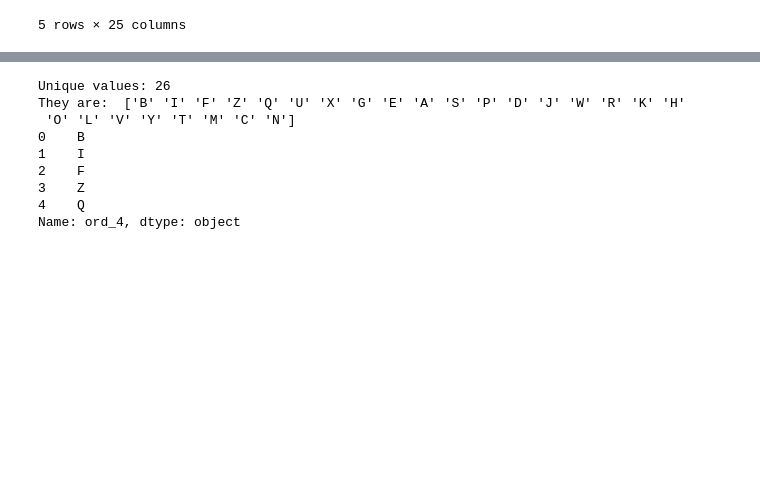
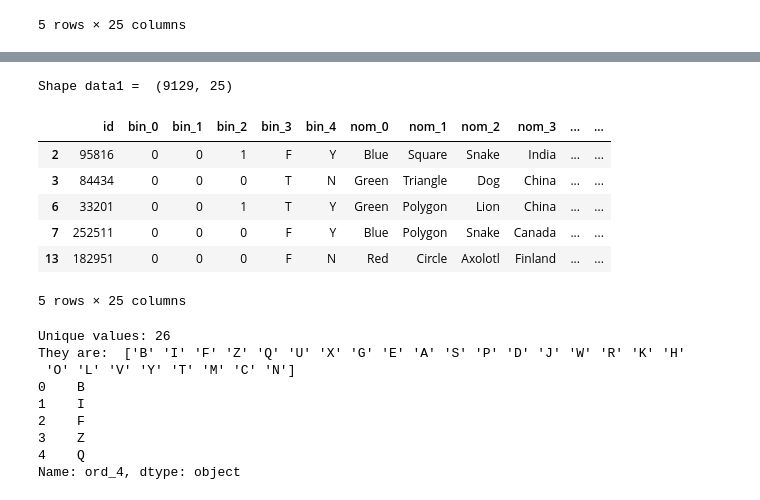
Before and after one commit to kaluzap/kaggle_cat_in_the_dat, a Jupyter notebook: clustering_and_cats.ipynb, the cells around one changed output, grey strips where cells are left out. Drawn from its saved outputs; the diff is of its cells as text; code cells hidden in the pictures; blank space fills up the shorter version.

```diff
--- a/clustering_and_cats.ipynb
+++ b/clustering_and_cats.ipynb
@@ -24,3 +37,16 @@ Shape:  (30000, 25)
+# %%
+data1 = data[data.target == 1]
+print("Shape data1 = ", data1.shape)
+data1.head()
+# %% [output]
+Shape data1 =  (9129, 25)
+|  | id | bin_0 | bin_1 | bin_2 | bin_3 | bin_4 | nom_0 | nom_1 | nom_2 | nom_3 | ... | ... |
+| 2 | 95816 | 0 | 0 | 1 | F | Y | Blue | Square | Snake | India | ... | ... |
+| 3 | 84434 | 0 | 0 | 0 | T | N | Green | Triangle | Dog | China | ... | ... |
+| 6 | 33201 | 0 | 0 | 1 | T | Y | Green | Polygon | Lion | China | ... | ... |
+| 7 | 252511 | 0 | 0 | 0 | F | Y | Blue | Polygon | Snake | Canada | ... | ... |
+| 13 | 182951 | 0 | 0 | 0 | F | N | Red | Circle | Axolotl | Finland | ... | ... |
+5 rows × 25 columns
 # %%
 def see_column(name):
     print("Unique values:", data[name].nunique())
```
Also changed, not shown: parts of 1 cell of this notebook, 2 other files.
